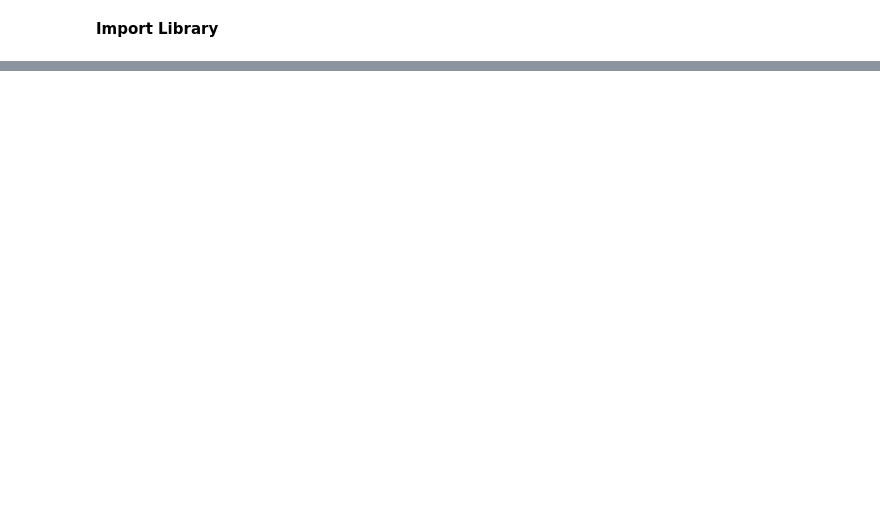
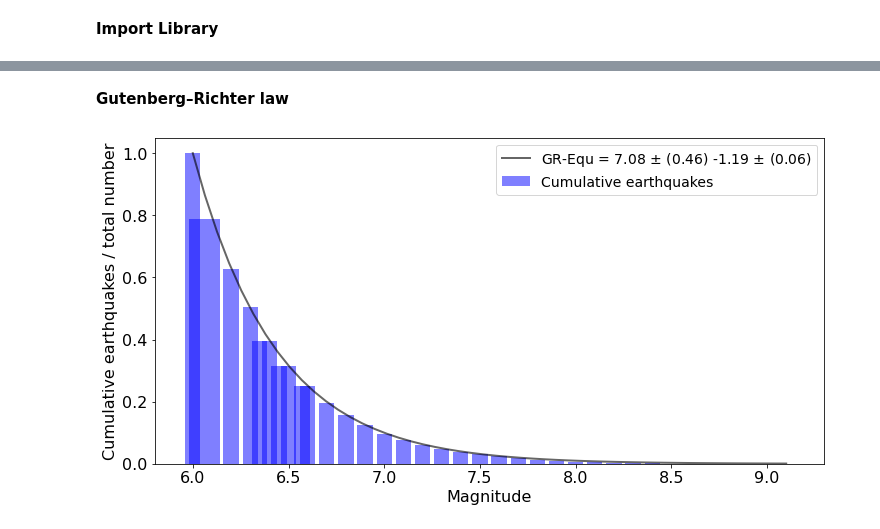
Before and after one commit to arifadli/PhD-Research, a Jupyter notebook: Temporal Analysis/Hukum Gutenberg–Richter.ipynb, the cells around one changed output, grey strips where cells are left out. Cells and saved outputs as stored; diff of their text form; code cells hidden in the pictures; blank space fills up the shorter version.

```diff
--- a/Temporal Analysis/Hukum Gutenberg–Richter.ipynb
+++ b/Temporal Analysis/Hukum Gutenberg–Richter.ipynb
@@ -117,0 +113,63 @@ plt.show()
+# %% [markdown]
+**Gutenberg–Richter law**
+# %%
+# Number of earthquakes by magnitude
+mag_tot = df['mag'].value_counts()
+mag_tot.sort_index(axis=0, inplace=True)
+
+# Convert the indices of the Series to an np.ndarray
+mags = np.asarray(mag_tot.index)
+
+# between 6.0 and 9.1 (step=0.1)
+mags_all = np.linspace(6.0,9.1,num=32)
+
+
+magnitudes = np.arange(6,9,0.5)
+counts = np.zeros(magnitudes.shape[0])
+
+# compute the number of events with magnitude M >= m
+i = 0
+for m in magnitudes:
+    counts[i] = df[df['mag'] >= m]['mag'].count()
+    i += 1
+
+# normalize
+norm = np.sum(counts)
+counts_n = counts/norm
+
+# filter by removing empty data
+counts_n_f = counts_n[counts_n!=0]
+magnitudes_f = magnitudes[counts_n!=0]
+
+# Add values for missing magnitudes
+#mag_add = pd.Series(data=np.zeros(len(mags_miss)), index = mags_miss)
+#mag_tot = pd.concat([mag_tot, mag_add])
+mag_tot = pd.concat([mag_tot])
+mag_tot.sort_index(axis=0, inplace=True)
+
+mag_Ntot = np.cumsum(mag_tot.values[::-1])[::-1]
+
+# Plot Gutenberg-Richter relationship: N = 10**(a-bM)
+a = np.log10(1)+6
+M = np.linspace(6, 9.1)
+N = np.power(10, (a-M))
+
+# compute linear regression
+reg = stats.linregress(magnitudes_f, np.log10(counts_n_f))
+
+
+label = r'GR-Equ = {:.2f} $\pm$ ({:.2f})'.format(reg.intercept, reg.intercept_stderr) + r' {:.2f} $\pm$ ({:.2f})'.format(reg.slope, reg.stderr)
+
+plt.figure(figsize=(12,6))
+ax1 = plt.bar(mag_tot.index, mag_Ntot/N_tot,
+              width=0.08, color='blue', alpha=0.5,
+              label='Cumulative earthquakes')
+ax2 = plt.plot(M, N, 'k', linewidth = 2, alpha=0.6,
+         label=label)
+
+plt.ylabel('Cumulative earthquakes / total number')
+plt.xlabel('Magnitude')
+plt.legend()
+plt.show()
+# %% [output]
+[figure, added]
```
Also changed, not shown: parts of 10 cells of this notebook, 5 other files.
